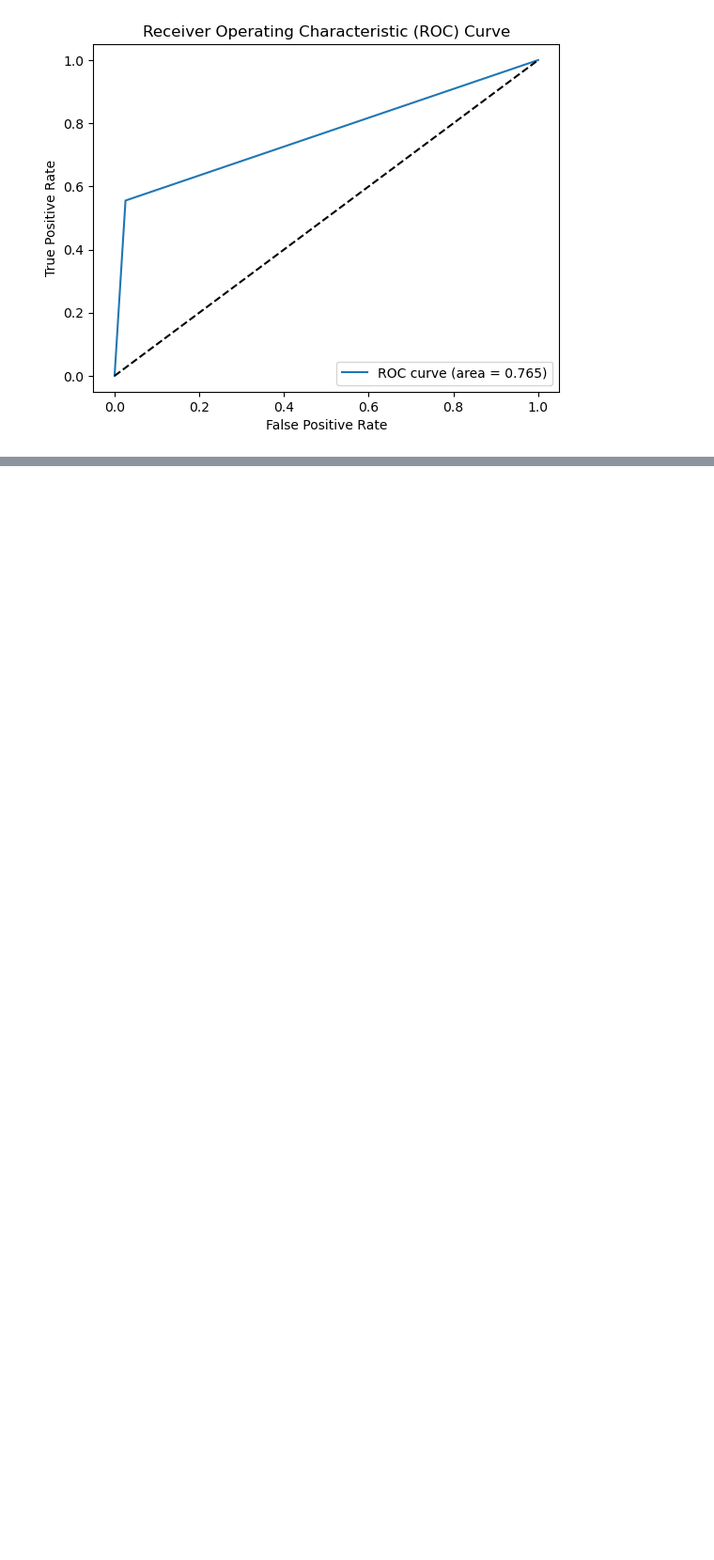
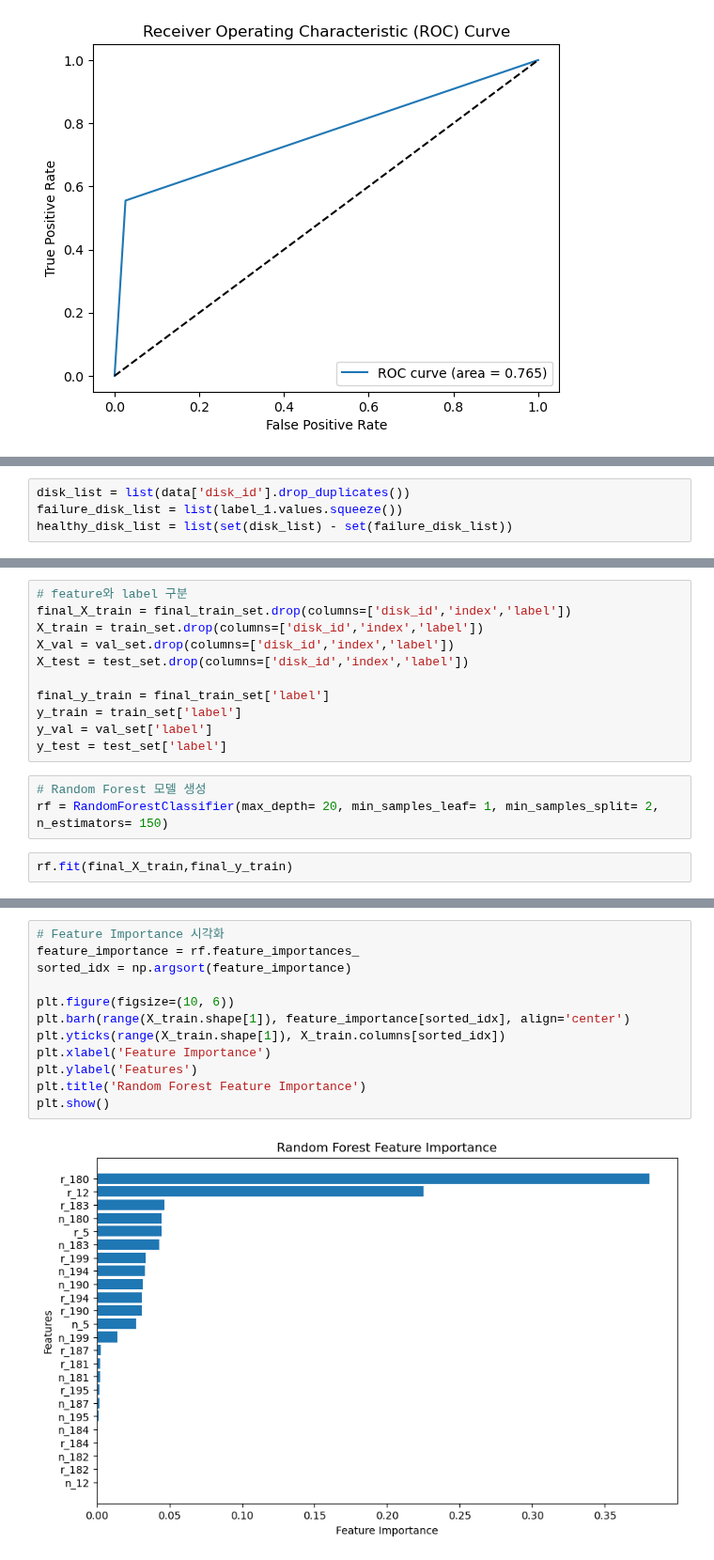
Before and after one commit to passion3659/ssd-failure, a Jupyter notebook: MB1/MB1_randomforest.ipynb, the cells around one changed output, grey strips where cells are left out. Shown at 94% size. Drawn from its saved outputs; the diff is of its cells as text; blank space fills up the shorter version.

```diff
--- a/MB1/MB1_randomforest.ipynb
+++ b/MB1/MB1_randomforest.ipynb
@@ -252,0 +289,4 @@ plt.show()
+# %%
+disk_list = list(data['disk_id'].drop_duplicates())
+failure_disk_list = list(label_1.values.squeeze())
+healthy_disk_list = list(set(disk_list) - set(failure_disk_list))
@@ -252,0 +349,16 @@ plt.show()
+# %%
+# feature와 label 구분
+final_X_train = final_train_set.drop(columns=['disk_id','index','label'])
+X_train = train_set.drop(columns=['disk_id','index','label'])
+X_val = val_set.drop(columns=['disk_id','index','label'])
+X_test = test_set.drop(columns=['disk_id','index','label'])
+
+final_y_train = final_train_set['label']
+y_train = train_set['label']
+y_val = val_set['label']
+y_test = test_set['label']
+# %%
+# Random Forest 모델 생성
+rf = RandomForestClassifier(max_depth= 20, min_samples_leaf= 1, min_samples_split= 2, n_estimators= 150)
+# %%
+rf.fit(final_X_train,final_y_train)
@@ -252,0 +380,14 @@ plt.show()
+# %%
+# Feature Importance 시각화
+feature_importance = rf.feature_importances_
+sorted_idx = np.argsort(feature_importance)
+
+plt.figure(figsize=(10, 6))
+plt.barh(range(X_train.shape[1]), feature_importance[sorted_idx], align='center')
+plt.yticks(range(X_train.shape[1]), X_train.columns[sorted_idx])
+plt.xlabel('Feature Importance')
+plt.ylabel('Features')
+plt.title('Random Forest Feature Importance')
+plt.show()
+# %% [output]
+[figure, added]
```
Also changed, not shown: parts of 12 cells of this notebook, 1 other file.
